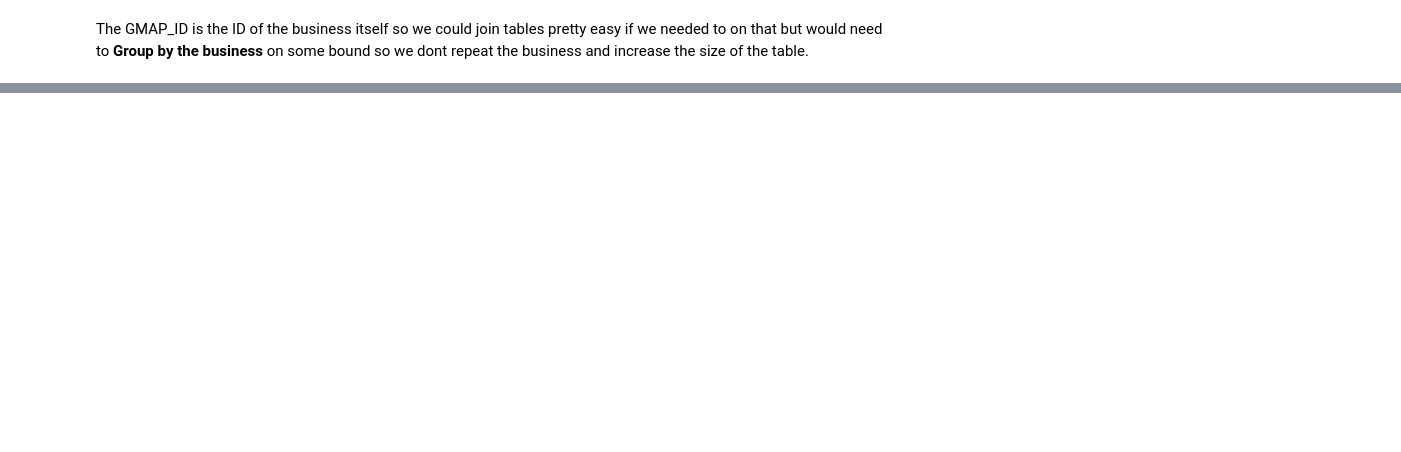
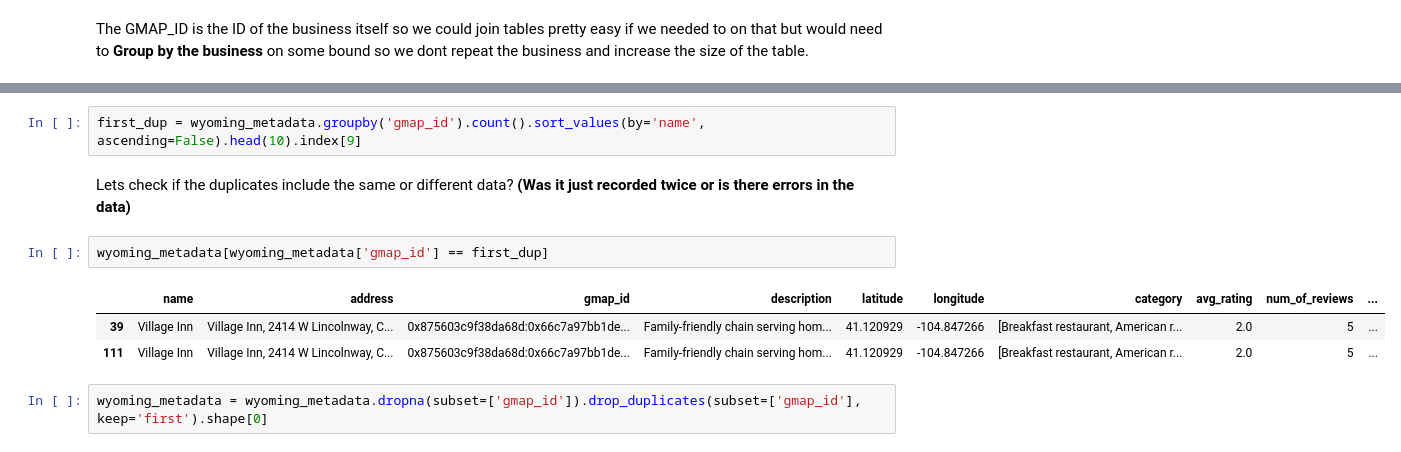
Before and after one commit to Dhrutube/DS3-LocalLens, a Jupyter notebook: Karsten_first_eda.ipynb, the cells around one changed output, grey strips where cells are left out. Drawn from its saved outputs; the diff is of its cells as text; blank space fills up the shorter version.

```diff
--- a/Karsten_first_eda.ipynb
+++ b/Karsten_first_eda.ipynb
@@ -69,0 +137,12 @@ Did the state column load in properly?
+# %%
+first_dup = wyoming_metadata.groupby('gmap_id').count().sort_values(by='name', ascending=False).head(10).index[9]
+# %% [markdown]
+Lets check if the duplicates include the same or different data? **(Was it just recorded twice or is there errors in the data)**
+# %%
+wyoming_metadata[wyoming_metadata['gmap_id'] == first_dup]
+# %% [output]
+|  | name | address | gmap_id | description | latitude | longitude | category | avg_rating | num_of_reviews | ... |
+| 39 | Village Inn | Village Inn, 2414 W Lincolnway, C... | 0x875603c9f38da68d:0x66c7a97bb1de... | Family-friendly chain serving hom... | 41.120929 | -104.847266 | [Breakfast restaurant, American r... | 2.0 | 5 | ... |
+| 111 | Village Inn | Village Inn, 2414 W Lincolnway, C... | 0x875603c9f38da68d:0x66c7a97bb1de... | Family-friendly chain serving hom... | 41.120929 | -104.847266 | [Breakfast restaurant, American r... | 2.0 | 5 | ... |
+# %%
+wyoming_metadata = wyoming_metadata.dropna(subset=['gmap_id']).drop_duplicates(subset=['gmap_id'], keep='first').shape[0]
```
Also changed, not shown: parts of 24 cells of this notebook, 1 other file.
